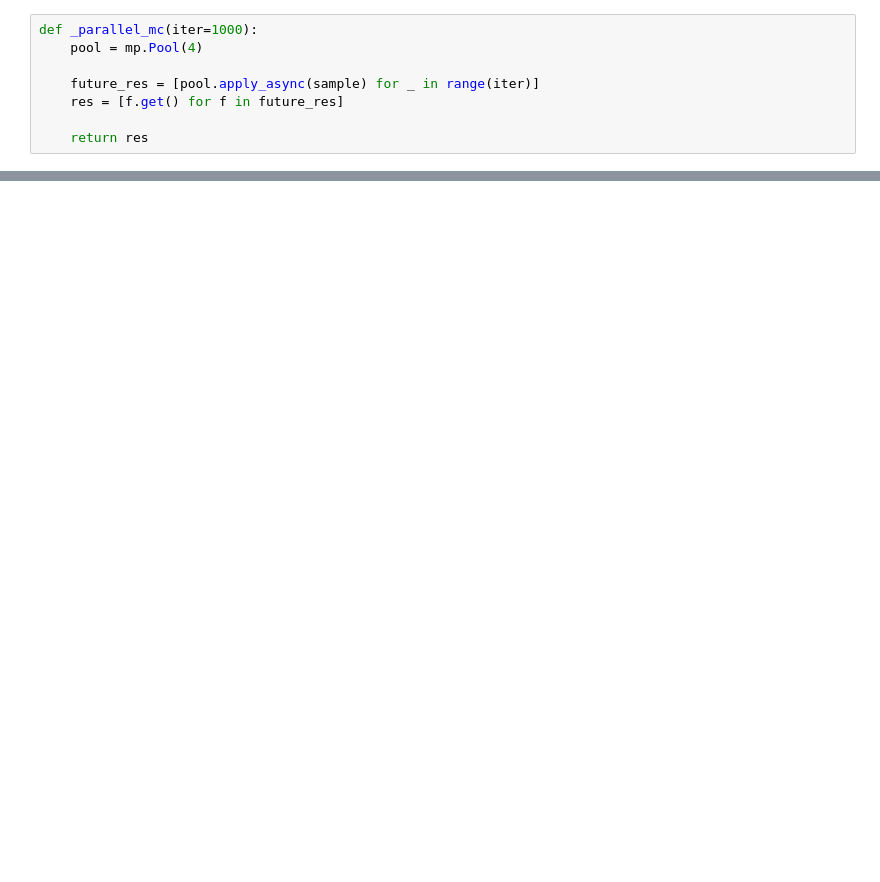
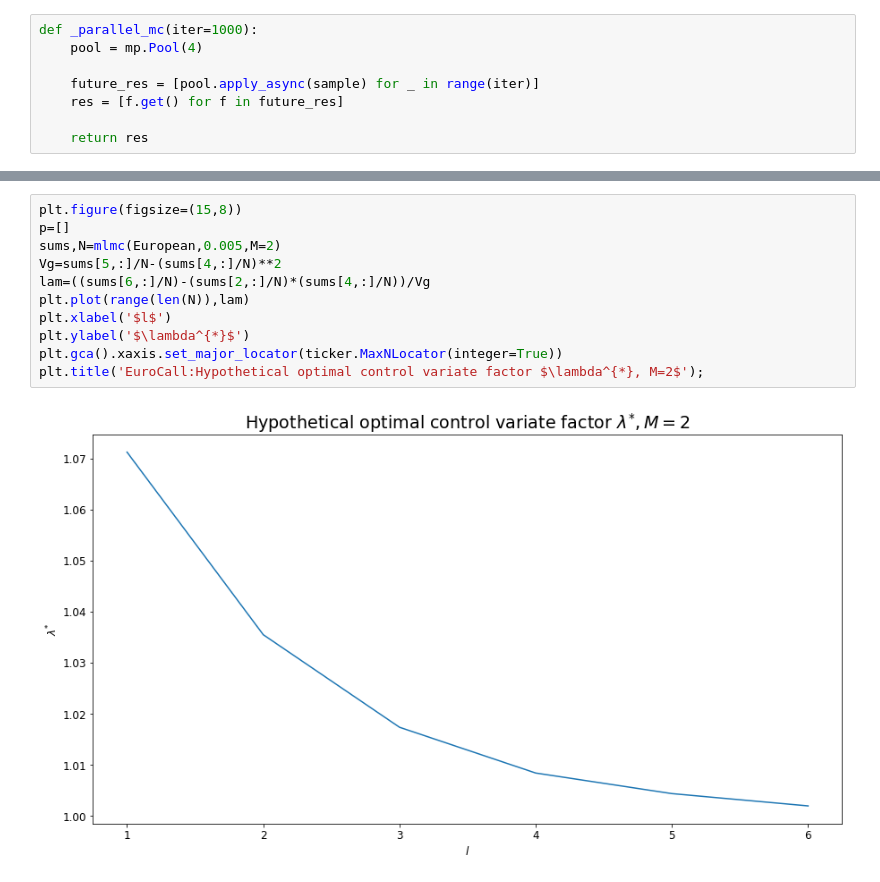
Before and after one commit to mckeownish/Multilevel_MC_SDEs, a Jupyter notebook: MLMC Code.ipynb, the cells around one changed output, grey strips where cells are left out. Saved outputs shown, nothing was run; the diff lists cells and outputs as text; blank space fills up the shorter version.

```diff
--- a/MLMC Code.ipynb
+++ b/MLMC Code.ipynb
@@ -189,0 +423,13 @@ print(100*norm.cdf(D1)-100*np.exp(-r)*norm.cdf(D2))
+# %%
+plt.figure(figsize=(15,8))
+p=[]
+sums,N=mlmc(European,0.005,M=2)
+Vg=sums[5,:]/N-(sums[4,:]/N)**2
+lam=((sums[6,:]/N)-(sums[2,:]/N)*(sums[4,:]/N))/Vg
+plt.plot(range(len(N)),lam)
+plt.xlabel('$l$')
+plt.ylabel('$\lambda^{*}$')
+plt.gca().xaxis.set_major_locator(ticker.MaxNLocator(integer=True))
+plt.title('EuroCall:Hypothetical optimal control variate factor $\lambda^{*}, M=2$');
+# %% [output]
+[figure, added]
```
Also changed, not shown: parts of 8 cells of this notebook.
